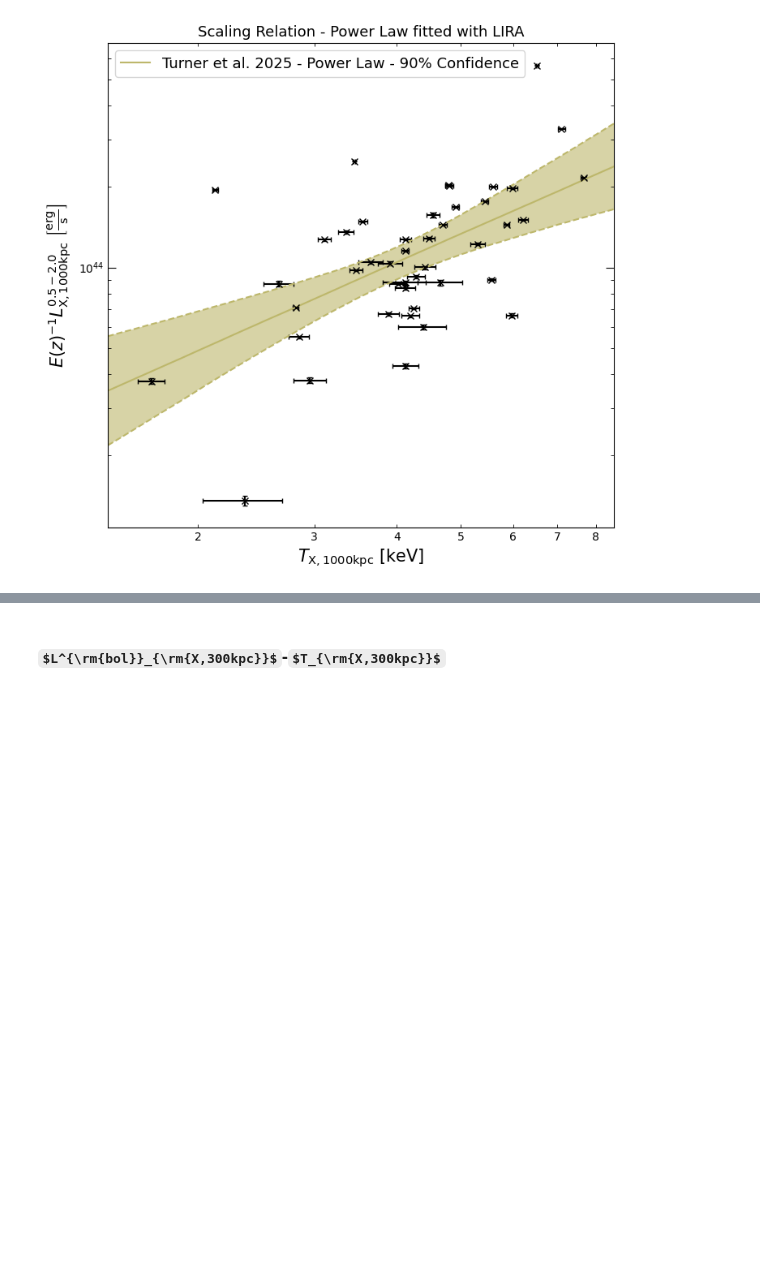
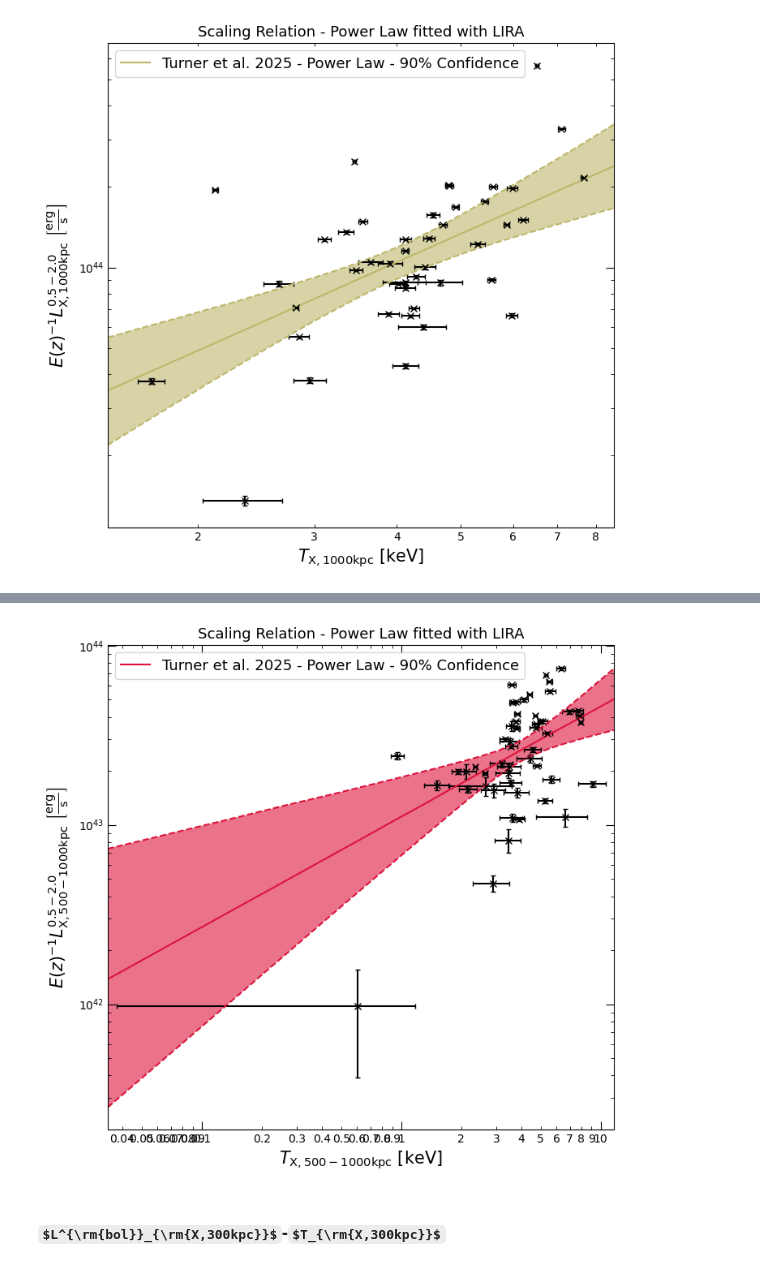
Before and after one commit to LoVoCCS/X-LoVoCCS-Analyses, a Jupyter notebook: notebooks/scaling_relations/new_fixed_aperture/LoVoCCS_fixedaperture_Lx-Tx.ipynb, the cells around one changed output, grey strips where cells are left out. Drawn from its saved outputs; the diff is of its cells as text; code cells hidden in the pictures; some formulas as TeX source; blank space fills up the shorter version.

```diff
--- a/notebooks/scaling_relations/new_fixed_aperture/LoVoCCS_fixedaperture_Lx-Tx.ipynb
+++ b/notebooks/scaling_relations/new_fixed_aperture/LoVoCCS_fixedaperture_Lx-Tx.ipynb
@@ -233,3 +270,7 @@ lx52_1000kpc_tx1000kpc.view(figsize=(7.3, 7), save_path=vis_path + "turner2025_l
+# %%
+lx52_500to1000kpc_tx500to1000kpc.view(figsize=(7.3, 7), save_path=vis_path + "turner2025_lx52_tx_500-1000kpc.pdf")
+# %% [output]
+[figure, added]
 # %% [markdown]
 ### $L^{\rm{bol}}_{\rm{X,300kpc}}$-$T_{\rm{X,300kpc}}$
 # %%
```
Also changed, not shown: parts of 16 cells of this notebook.
